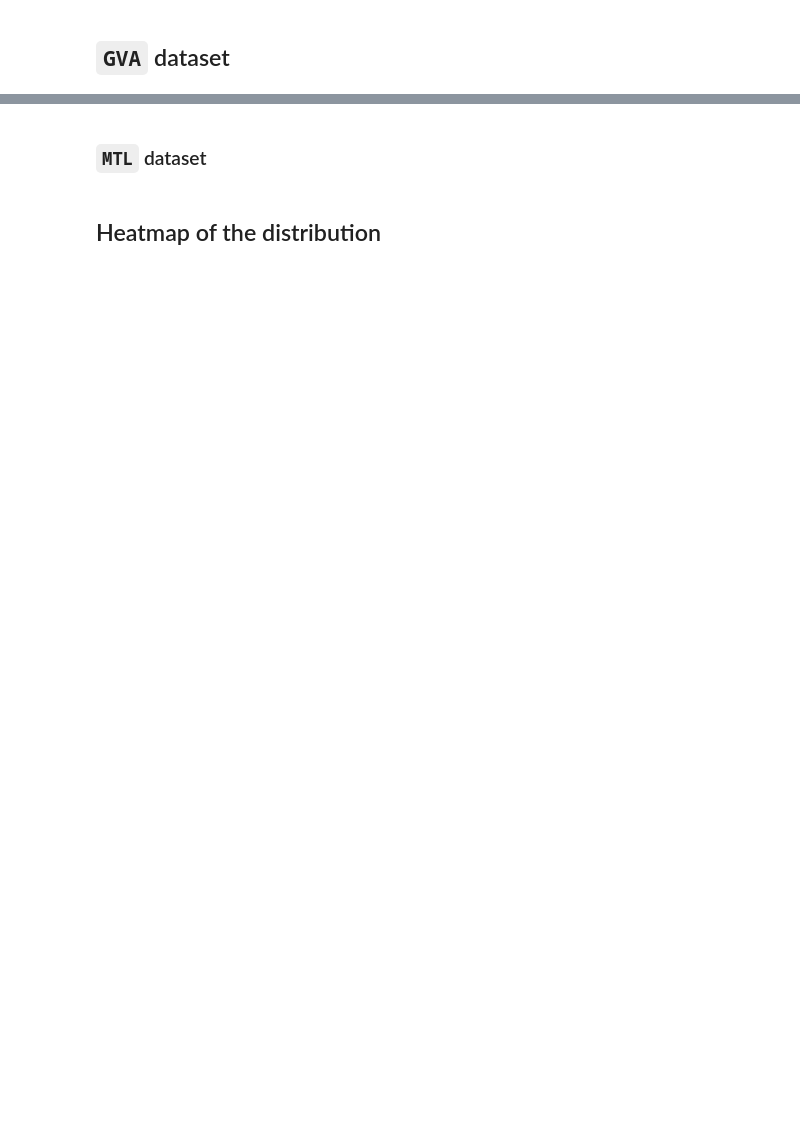
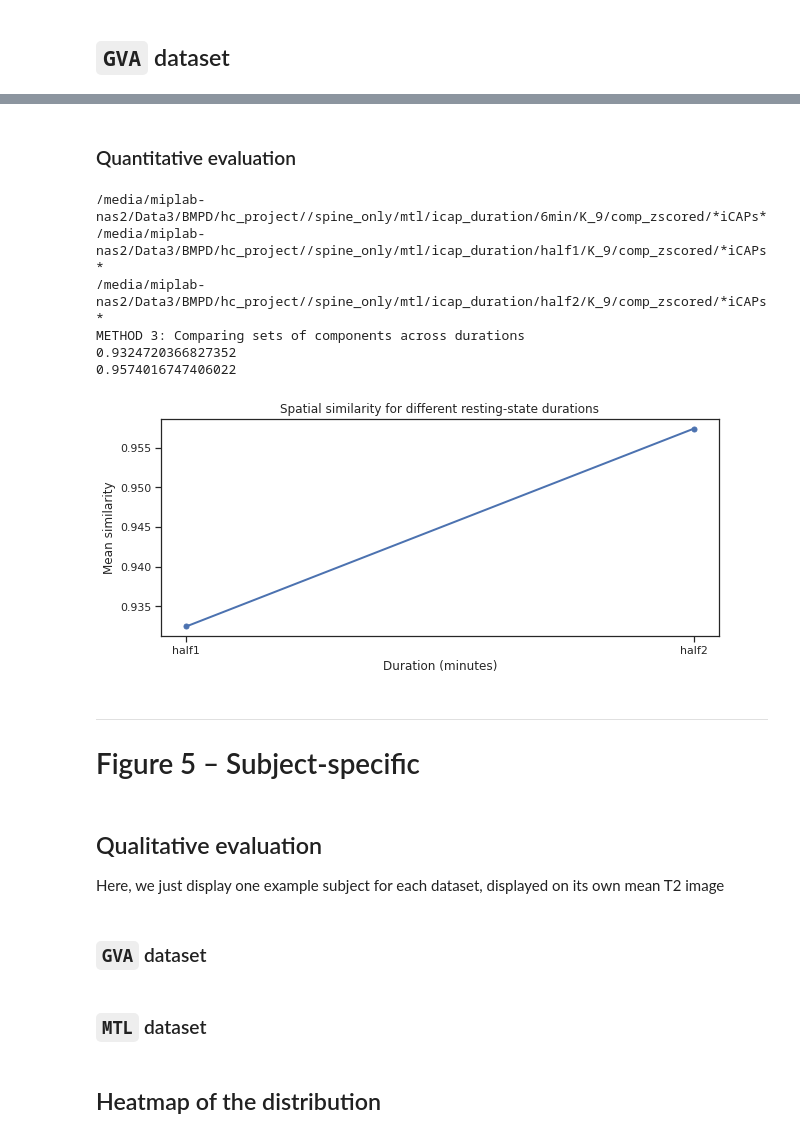
Before and after one commit to NawalK/hc_project_analyses, a Jupyter notebook: notebook/analysis_spine_only_paper.ipynb, the cells around one changed output, grey strips where cells are left out. Drawn from its saved outputs; the diff is of its cells as text; code cells hidden in the pictures; blank space fills up the shorter version.

```diff
--- a/notebook/analysis_spine_only_paper.ipynb
+++ b/notebook/analysis_spine_only_paper.ipynb
@@ -254,3 +321,33 @@ Here, we just display one example subject for each dataset, displayed on its own
+# %% [markdown]
+### Quantitative evaluation
+# %%
+# Define parameters for the datasets to compare
+# Each param dict has 3 values: k_range, dataset and analysis
+dataset = 'mtl'
+t_range=["half1","half2"]
+
+params_quant_split_gva_1 = {'k_range':range(9,10),'dataset':dataset, 'analysis':"icap_duration",'t_range':['6min'],'lthresh':1.6}
+params_quant_split_gva_2 = {'k_range':range(9,10), 'dataset':dataset, 'analysis':"icap_duration", 't_range': t_range,'lthresh':1.6}
+
+spine_analysis_split_gva = SpineOnlyAnalysis(config,params1=params_quant_split_gva_1,params2=params_quant_split_gva_2)
+spine_analysis_split_gva.spatial_similarity(k1=9,t_range1='6min',t_range2=t_range,similarity_method='Dice',verbose=False)
+# %% [output]
+/media/miplab-nas2/Data3/BMPD/hc_project//spine_only/mtl/icap_duration/6min/K_9/comp_zscored/*iCAPs*
+/media/miplab-nas2/Data3/BMPD/hc_project//spine_only/mtl/icap_duration/half1/K_9/comp_zscored/*iCAPs*
+/media/miplab-nas2/Data3/BMPD/hc_project//spine_only/mtl/icap_duration/half2/K_9/comp_zscored/*iCAPs*
+METHOD 3: Comparing sets of components across durations
+0.9324720366827352
+0.9574016747406022
+[figure, added]
+# %% [markdown]
+<hr style="border:1px solid black">
+
+# Figure 5 – Subject-specific
+# %% [markdown]
+## Qualitative evaluation
+Here, we just display one example subject for each dataset, displayed on its own mean T2 image
+# %% [markdown]
+### `GVA` dataset
 # %%
 # Define parameters for the dataset to visualize
 # Note: it is possible to look at a single dataset (in that case, just define params1), or to compare two (in that case, also add params2)
```
Also changed, not shown: parts of 16 cells of this notebook.
